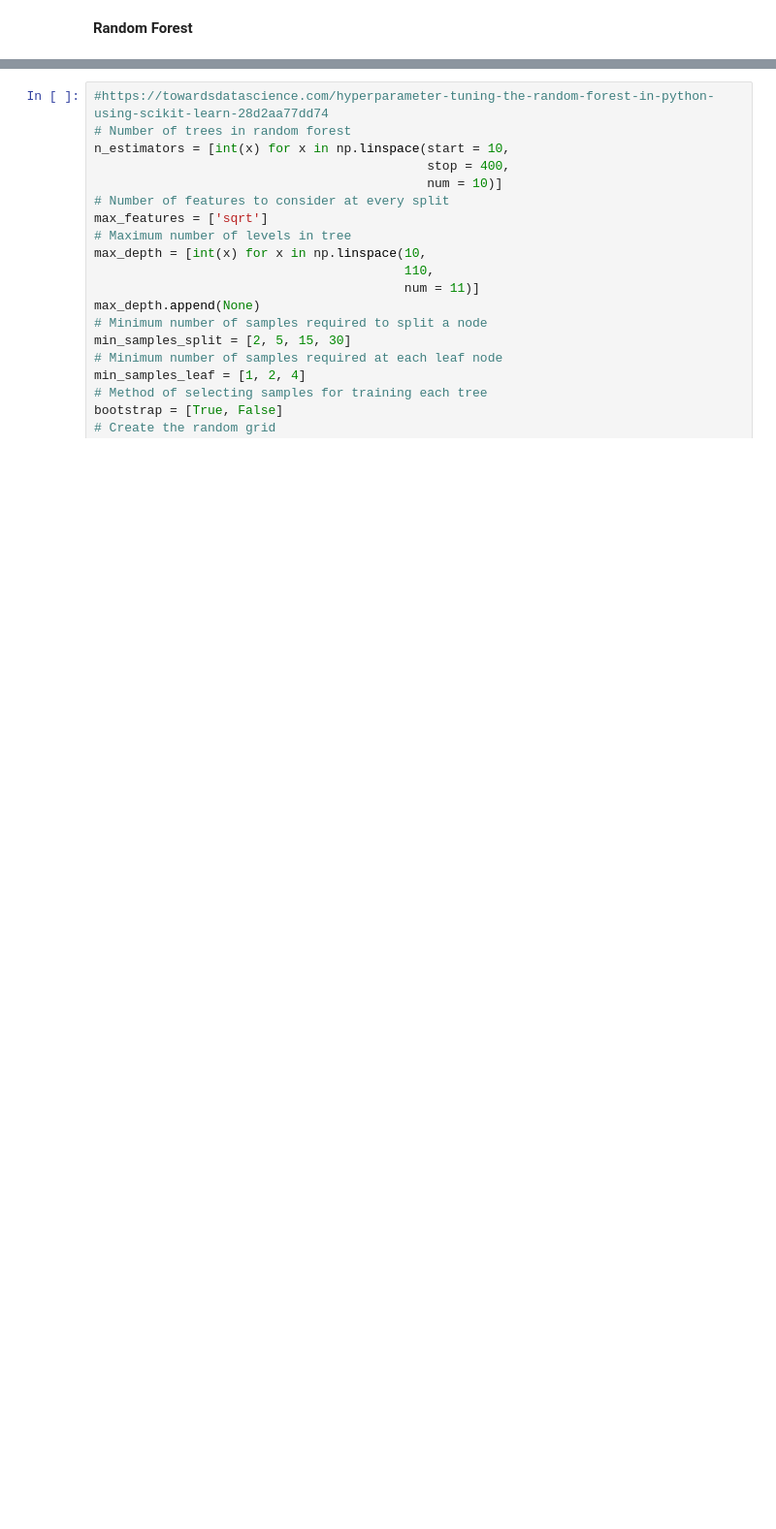
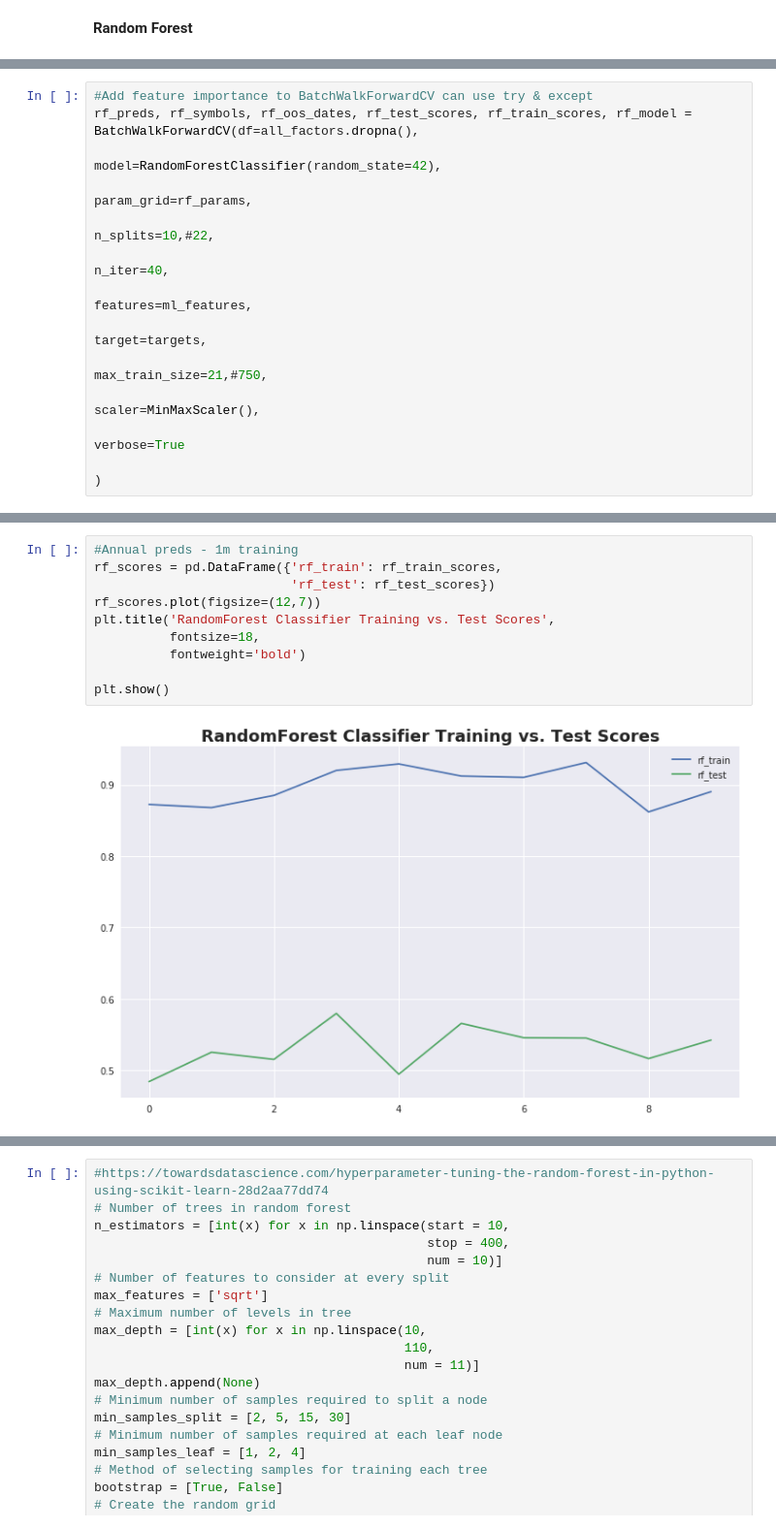
Before and after one commit to jimportico/ml_engineer_nanodegree, a Jupyter notebook: advanced_ml/final_capstone/Capstone Data Acquisition.ipynb, the cells around one changed output, grey strips where cells are left out. Shown at 97% size. Drawn from its saved outputs; the diff is of its cells as text; blank space fills up the shorter version.

```diff
--- a/advanced_ml/final_capstone/Capstone Data Acquisition.ipynb
+++ b/advanced_ml/final_capstone/Capstone Data Acquisition.ipynb
@@ -1518,0 +1592,13 @@ print(lr_test_scores)
+# %%
+#Add feature importance to BatchWalkForwardCV can use try & except
+rf_preds, rf_symbols, rf_oos_dates, rf_test_scores, rf_train_scores, rf_model = BatchWalkForwardCV(df=all_factors.dropna(),
+                                                                                                   model=RandomForestClassifier(random_state=42),
+                                                                                                   param_grid=rf_params,
+                                                                                                   n_splits=10,#22,
+                                                                                                   n_iter=40,
+                                                                                                   features=ml_features,
+                                                                                                   target=targets,
+                                                                                                   max_train_size=21,#750,
+                                                                                                   scaler=MinMaxScaler(),
+                                                                                                   verbose=True
+                                                                                                  )
@@ -1518,0 +1638,12 @@ print(lr_test_scores)
+# %%
+#Annual preds - 1m training
+rf_scores = pd.DataFrame({'rf_train': rf_train_scores,
+                          'rf_test': rf_test_scores})
+rf_scores.plot(figsize=(12,7))
+plt.title('RandomForest Classifier Training vs. Test Scores',
+          fontsize=18,
+          fontweight='bold')
+
+plt.show()
+# %% [output]
+[figure, added]
```
Also changed, not shown: parts of 63 cells of this notebook, 1 other file.
